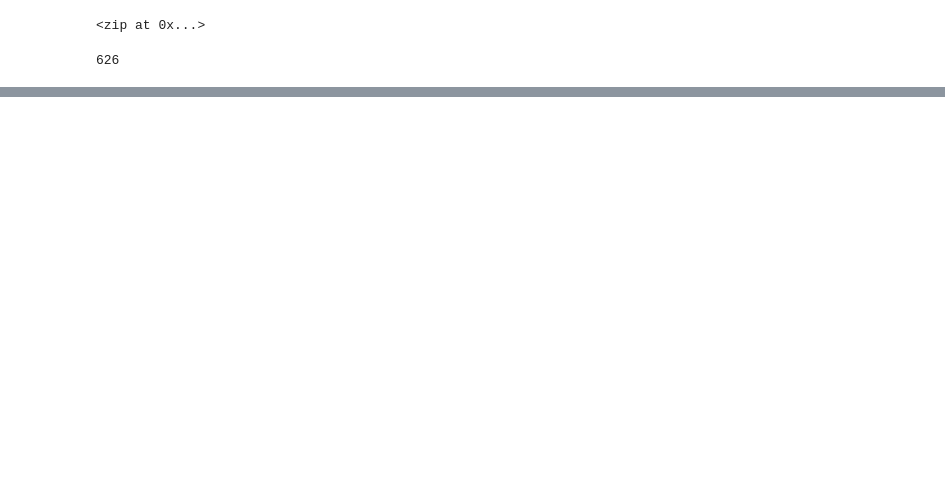
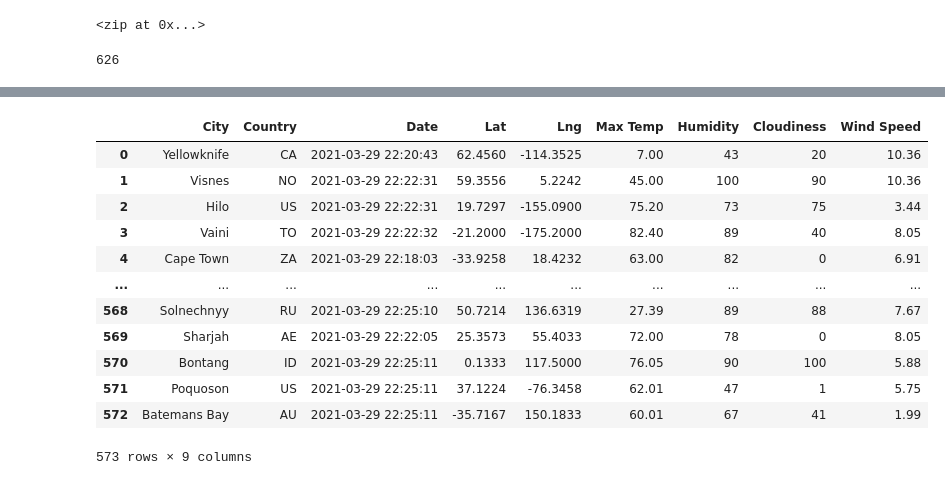
Before and after one commit to sunanda25/World_Weather_Analysis, a Jupyter notebook: WeatherPy.ipynb, the cells around one changed output, grey strips where cells are left out. Drawn from its saved outputs; the diff is of its cells as text; code cells hidden in the pictures; blank space fills up the shorter version.

Commit message:
Weather Analysis

```diff
--- a/WeatherPy.ipynb
+++ b/WeatherPy.ipynb
@@ -30,3 +33,7 @@ for coordinate in coordinates:
 len(cities)
 # %% [output]
 626
+# %%
+# Starting URL for Weather Map API Call.
+url = "http://api.openweathermap.org/data/2.5/weather?units=Imperial&APPID=" + weather_api_key
+print(url)
@@ -32,0 +118,4 @@ len(cities)
+# %%
+# Convert the array of dictionaries to a Pandas DataFrame.
+city_data_df = pd.DataFrame(city_data)
+city_data_df.head(10)
@@ -32,0 +134,19 @@ len(cities)
+# %%
+new_column_order = ["City", "Country", "Date", "Lat", "Lng", "Max Temp", "Humidity", "Cloudiness", "Wind Speed"]
+city_data_df = city_data_df[new_column_order]
+# %%
+city_data_df
+# %% [output]
+|  | City | Country | Date | Lat | Lng | Max Temp | Humidity | Cloudiness | Wind Speed |
+| 0 | Yellowknife | CA | 2021-03-29 22:20:43 | 62.4560 | -114.3525 | 7.00 | 43 | 20 | 10.36 |
+| 1 | Visnes | NO | 2021-03-29 22:22:31 | 59.3556 | 5.2242 | 45.00 | 100 | 90 | 10.36 |
+| 2 | Hilo | US | 2021-03-29 22:22:31 | 19.7297 | -155.0900 | 75.20 | 73 | 75 | 3.44 |
+| 3 | Vaini | TO | 2021-03-29 22:22:32 | -21.2000 | -175.2000 | 82.40 | 89 | 40 | 8.05 |
+| 4 | Cape Town | ZA | 2021-03-29 22:18:03 | -33.9258 | 18.4232 | 63.00 | 82 | 0 | 6.91 |
+| ... | ... | ... | ... | ... | ... | ... | ... | ... | ... |
+| 568 | Solnechnyy | RU | 2021-03-29 22:25:10 | 50.7214 | 136.6319 | 27.39 | 89 | 88 | 7.67 |
+| 569 | Sharjah | AE | 2021-03-29 22:22:05 | 25.3573 | 55.4033 | 72.00 | 78 | 0 | 8.05 |
+| 570 | Bontang | ID | 2021-03-29 22:25:11 | 0.1333 | 117.5000 | 76.05 | 90 | 100 | 5.88 |
+| 571 | Poquoson | US | 2021-03-29 22:25:11 | 37.1224 | -76.3458 | 62.01 | 47 | 1 | 5.75 |
+| 572 | Batemans Bay | AU | 2021-03-29 22:25:11 | -35.7167 | 150.1833 | 60.01 | 67 | 41 | 1.99 |
+573 rows × 9 columns
```
Also changed, not shown: parts of 5 cells of this notebook, 3 other files.
